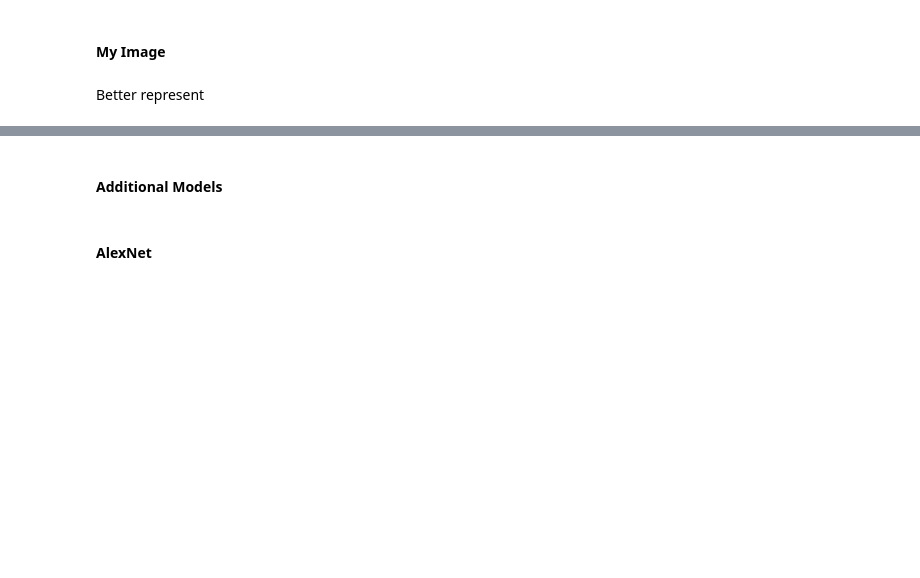
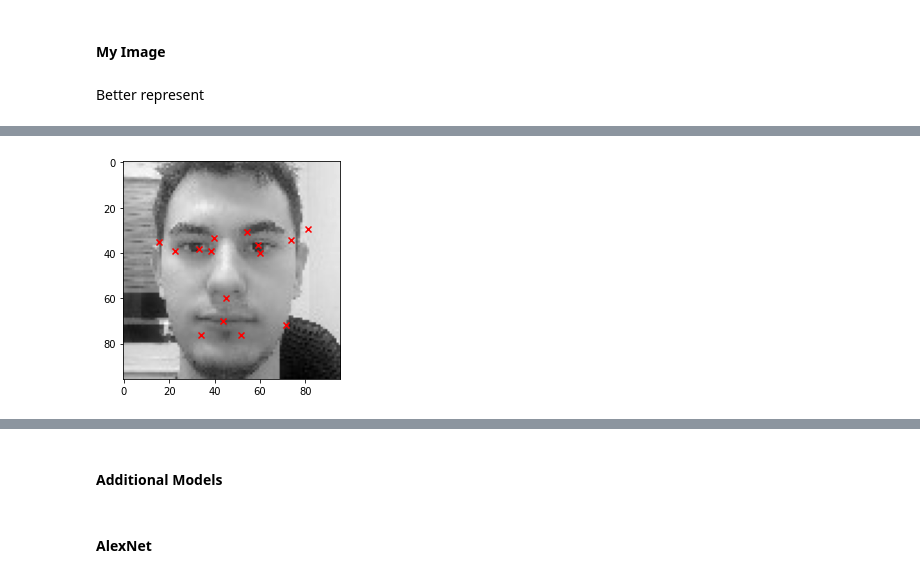
Before and after one commit to mdodovic/Facial-Keypoints-Detection, a Jupyter notebook: keypoints_detector.ipynb, the cells around one changed output, grey strips where cells are left out. Cells and saved outputs as stored; diff of their text form; code cells hidden in the pictures; blank space fills up the shorter version.

```diff
--- a/keypoints_detector.ipynb
+++ b/keypoints_detector.ipynb
@@ -463,3 +463,6 @@ def predict_my_image(image_path):
     plt.imshow(image, cmap='gray')
     plt.scatter(preds[0][0::2], preds[0][1::2], marker='x', c = 'red')
     plt.show()
+# %%
+predict_my_image("dataset/mdodovic1.jpg")
+# %% [output]
@@ -466,3 +470,4 @@ def predict_my_image(image_path):
+[figure, added]
 # %%
 predict_my_image("dataset/mdodovic2.jpg")
 # %% [output]
```
Also changed, not shown: parts of 23 cells of this notebook.
